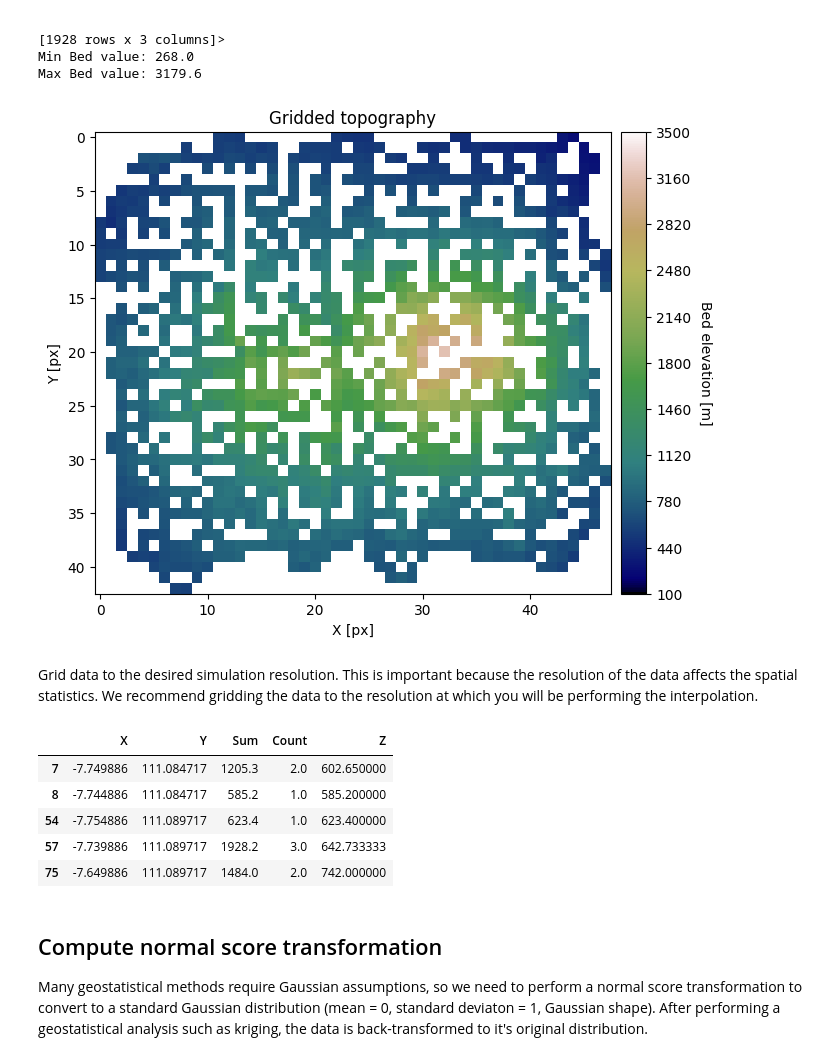
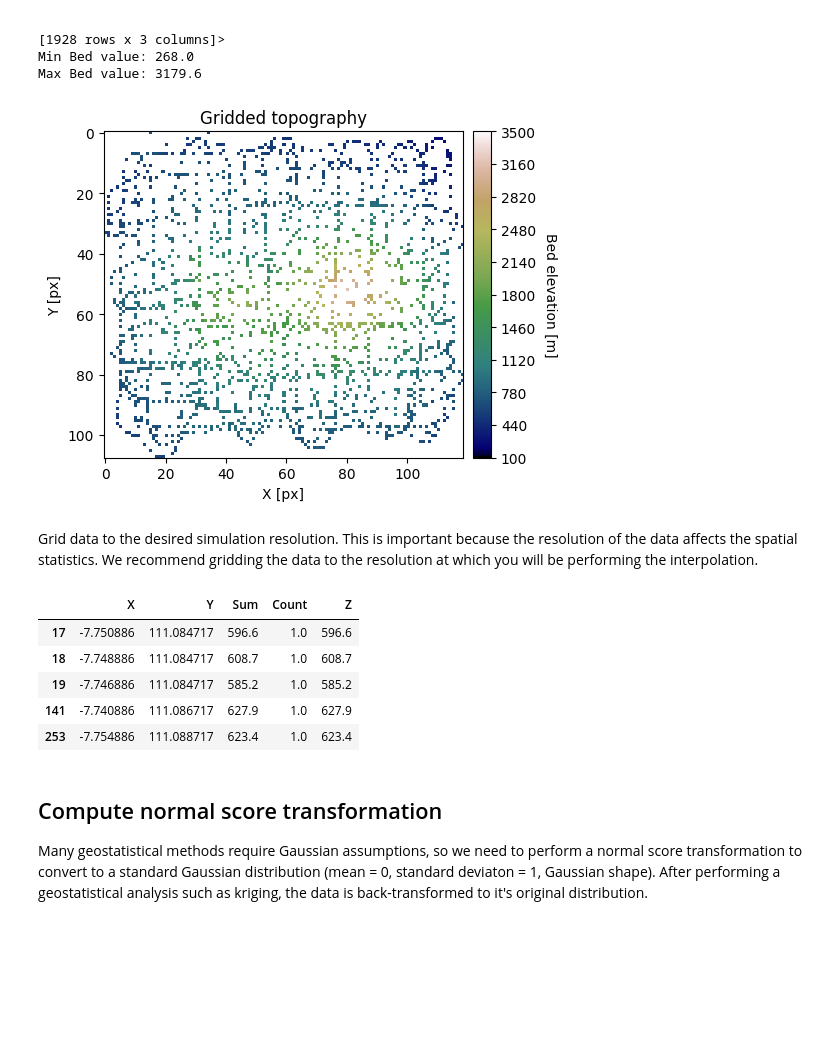
Before and after one commit to Sekarayyw/Geostat, a Jupyter notebook: 1_Experimental_Variogram.ipynb, the cells around one changed output. Saved outputs shown, nothing was run; the diff lists cells and outputs as text; code cells hidden in the pictures; blank space fills up the shorter version.

```diff
--- a/1_Experimental_Variogram.ipynb
+++ b/1_Experimental_Variogram.ipynb
@@ -75,25 +75,25 @@ Min Bed value: 268.0
 Max Bed value: 3179.6
 # %%
 # grid data to 1000 m resolution
-res = 0.005
+res = 0.002
 df_grid, grid_matrix, rows, cols = gs.Gridding.grid_data(df_bed, 'X', 'Y', 'Bed', res)
 
 # plot gridded bed
-fig = plt.figure(figsize = (8,6))
+fig = plt.figure(figsize = (5,5))
 ax = plt.gca()
 im = ax.imshow(grid_matrix, cmap='gist_earth', vmin=100, vmax=3500,
                 interpolation='none', origin='upper')
 plt.title('Gridded topography')
 plt.xlabel('X [px]'); plt.ylabel('Y [px]')
 
 # make color bar
 divider = make_axes_locatable(ax)
 cax = divider.append_axes('right', size='5%', pad=0.1)
 cbar = plt.colorbar(im, ticks=np.linspace(100, 3500, 11), cax=cax)
 cbar.set_label("Bed elevation [m]", rotation=270, labelpad=15)
 plt.show()
 # %% [output]
-[figure, old version]
+[figure, new version]
 # %% [markdown]
 Grid data to the desired simulation resolution. This is important because the resolution of the data affects the spatial statistics. We recommend gridding the data to the resolution at which you will be performing the interpolation.
 # %%
@@ -102,11 +102,11 @@ df_grid = df_grid[df_grid['Z'].isnull() == False]
 df_grid.head()
 # %% [output]
 |  | X | Y | Sum | Count | Z |
-| 7 | -7.749886 | 111.084717 | 1205.3 | 2.0 | 602.650000 |
-| 8 | -7.744886 | 111.084717 | 585.2 | 1.0 | 585.200000 |
-| 54 | -7.754886 | 111.089717 | 623.4 | 1.0 | 623.400000 |
-| 57 | -7.739886 | 111.089717 | 1928.2 | 3.0 | 642.733333 |
-| 75 | -7.649886 | 111.089717 | 1484.0 | 2.0 | 742.000000 |
+| 17 | -7.750886 | 111.084717 | 596.6 | 1.0 | 596.6 |
+| 18 | -7.748886 | 111.084717 | 608.7 | 1.0 | 608.7 |
+| 19 | -7.746886 | 111.084717 | 585.2 | 1.0 | 585.2 |
+| 141 | -7.740886 | 111.086717 | 627.9 | 1.0 | 627.9 |
+| 253 | -7.754886 | 111.088717 | 623.4 | 1.0 | 623.4 |
 # %% [markdown]
 ## Compute normal score transformation
 
```
Also changed, not shown: parts of 5 cells of this notebook.
